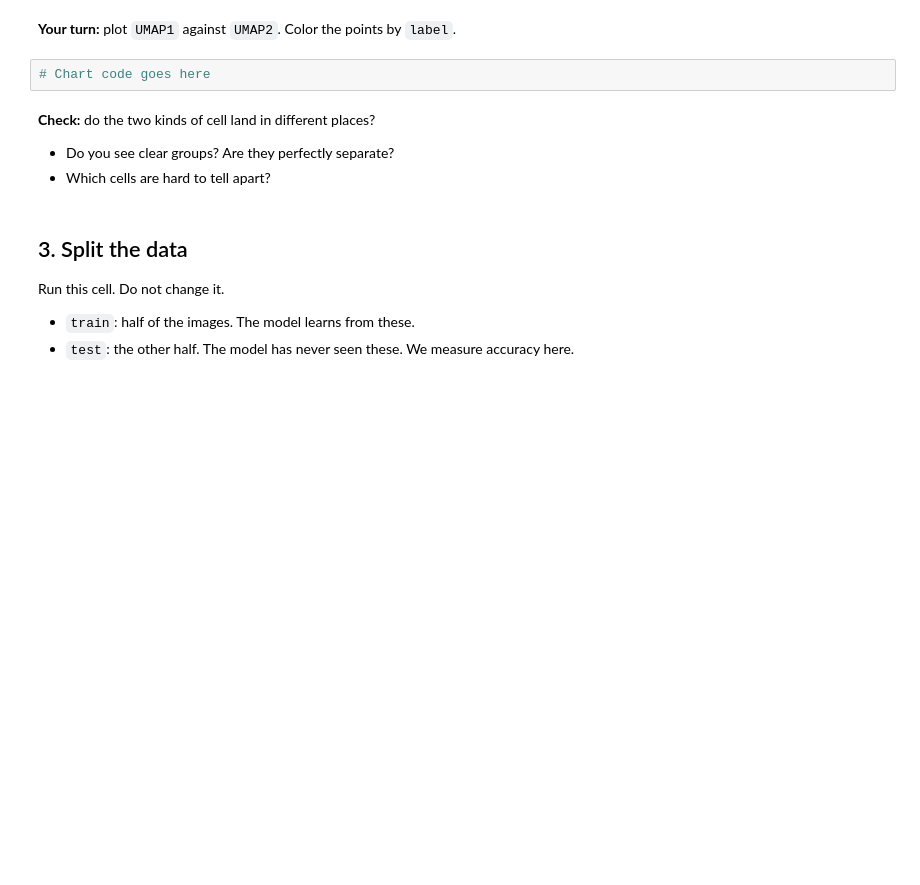
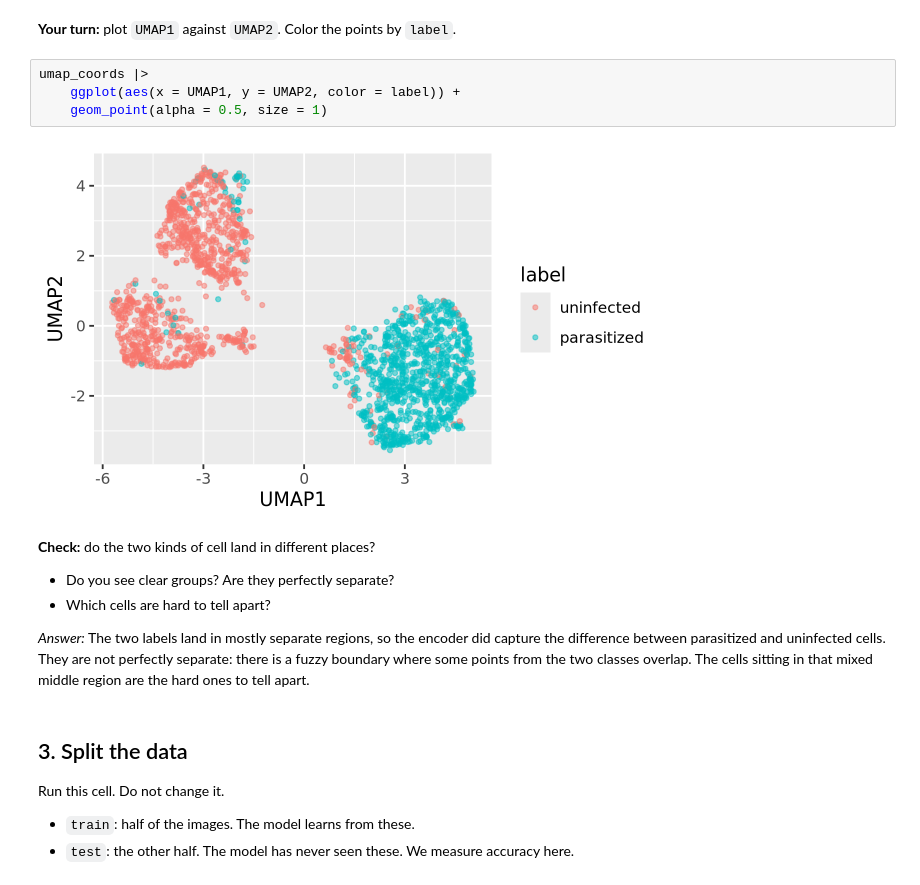
Before and after one commit to kokwunze/codespace, a Jupyter notebook: exercises/17-encoder-exercise.ipynb, the cells around one changed output. Saved outputs shown, nothing was run; the diff lists cells and outputs as text; blank space fills up the shorter version.

Commit message:
complete exercises/17-encoder-exercise.ipynb

```diff
--- a/exercises/17-encoder-exercise.ipynb
+++ b/exercises/17-encoder-exercise.ipynb
@@ -44,12 +72,18 @@ umap_coords |> head()
 # %% [markdown]
 **Your turn:** plot `UMAP1` against `UMAP2`. Color the points by `label`.
 # %%
-# Chart code goes here
+umap_coords |>
+    ggplot(aes(x = UMAP1, y = UMAP2, color = label)) +
+    geom_point(alpha = 0.5, size = 1)
+# %% [output]
+[figure, added]
 # %% [markdown]
 **Check:** do the two kinds of cell land in different places?
 
 - Do you see clear groups? Are they perfectly separate?
 - Which cells are hard to tell apart?
+
+*Answer:* The two labels land in mostly separate regions, so the encoder did capture the difference between parasitized and uninfected cells. They are not perfectly separate: there is a fuzzy boundary where some points from the two classes overlap. The cells sitting in that mixed middle region are the hard ones to tell apart.
 # %% [markdown]
 ## 3. Split the data
 
```
Also changed, not shown: parts of 10 cells of this notebook, 2 other files.
